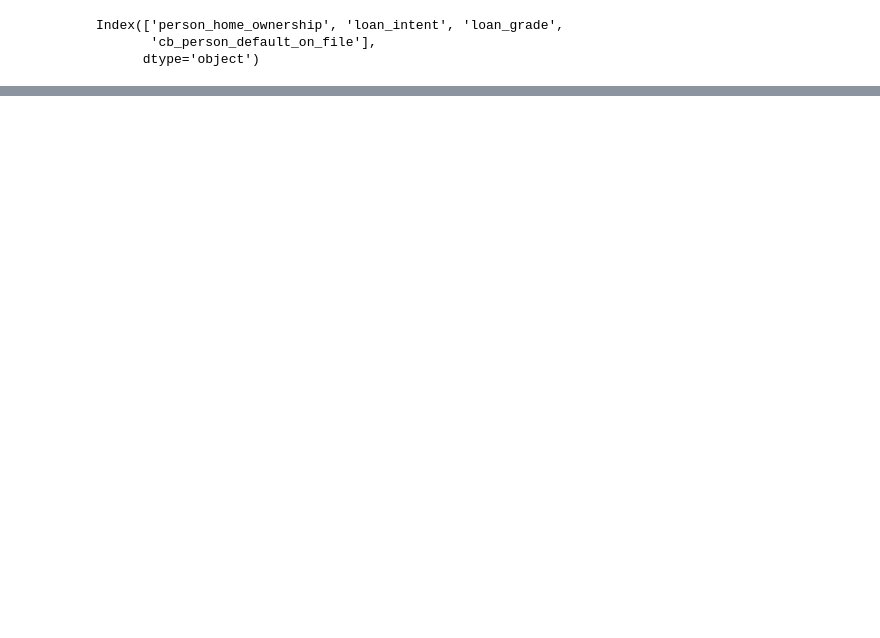
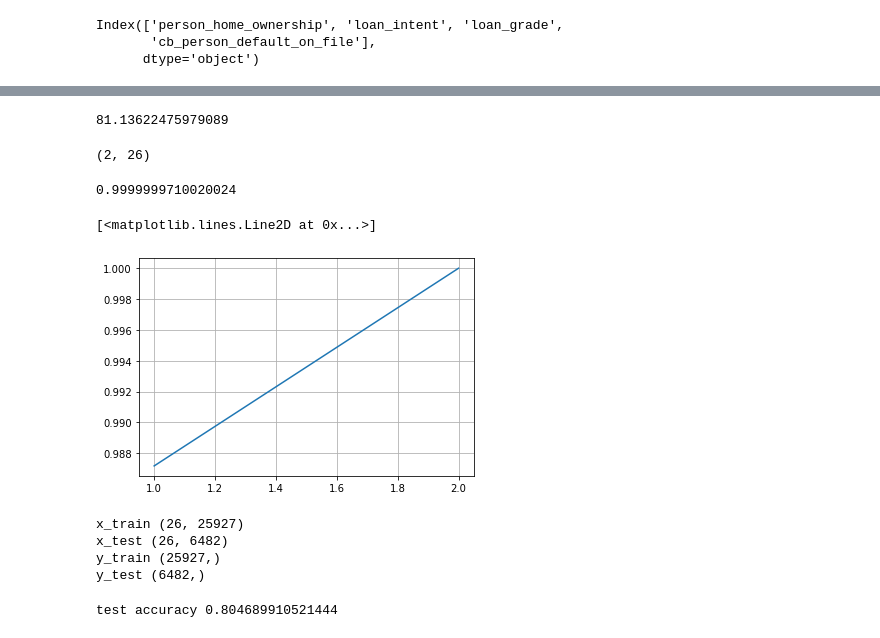
Before and after one commit to Menesbas/data_science_bootcamp, a Jupyter notebook: week4/Week04_Odev.ipynb, the cells around one changed output, grey strips where cells are left out. Drawn from its saved outputs; the diff is of its cells as text; code cells hidden in the pictures; blank space fills up the shorter version.

```diff
--- a/week4/Week04_Odev.ipynb
+++ b/week4/Week04_Odev.ipynb
@@ -92,0 +205,23 @@ test_y = y[test_idx]
+# %%
+np.mean(np.sum(np.square(X_reconstructed - X), axis = 1))
+# %% [output]
+81.13622475979089
+# %%
+pca.components_.shape
+# %% [output]
+(2, 26)
+# %%
+np.sum(pca.explained_variance_ratio_)
+# %% [output]
+0.9999999710020024
+# %%
+cumsum_data = np.cumsum(pca.explained_variance_ratio_)
+# %%
+x_tick = np.arange(1, len(cumsum_data)+1,1)
+# %%
+#visualizing of the cumulative sum of pca
+plt.grid(True)
+plt.plot(x_tick,cumsum_data)
+# %% [output]
+[<matplotlib.lines.Line2D at 0x...>]
+[figure, added]
@@ -92,0 +241,17 @@ test_y = y[test_idx]
+# %%
+print("x_train", x_train.shape)
+print("x_test", x_test.shape)
+print("y_train", y_train.shape)
+print("y_test", y_test.shape)
+# %% [output]
+x_train (26, 25927)
+x_test (26, 6482)
+y_train (25927,)
+y_test (6482,)
+# %%
+#logistic regression accuracy calculation
+log_r = LogisticRegression()
+log_r.fit(x_train.T, y_train.T)
+print("test accuracy {}".format(log_r.score(x_test.T,y_test.T)))
+# %% [output]
+test accuracy 0.804689910521444
```
Also changed, not shown: parts of 34 cells of this notebook.
